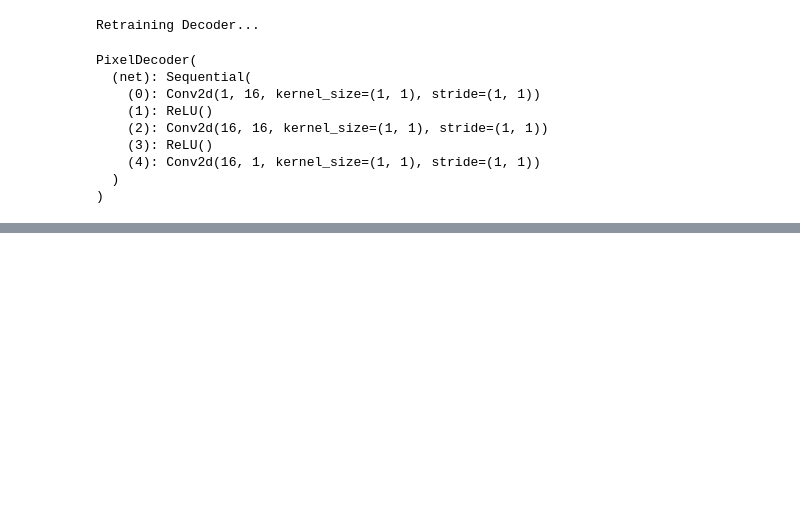
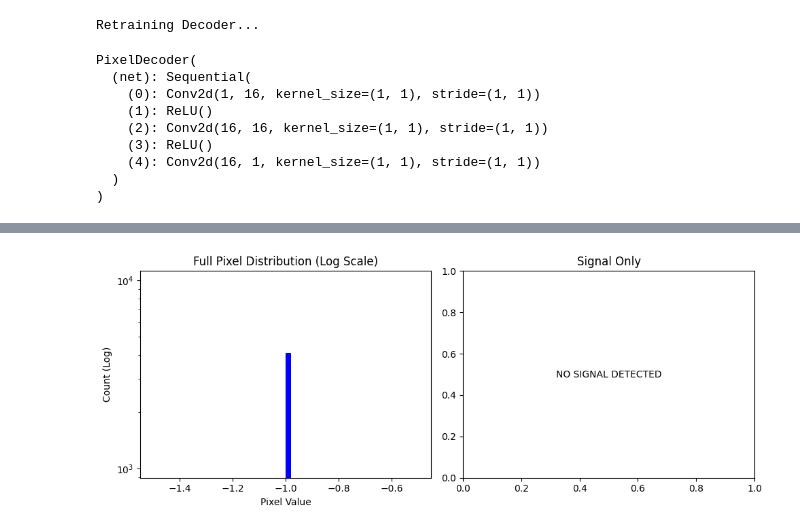
Before and after one commit to mashathepotato/GSoC-Quantum-Diffusion-Model, a Jupyter notebook: notebooks/quantum/first_principles_hybrid.ipynb, the cells around one changed output, grey strips where cells are left out. Drawn from its saved outputs; the diff is of its cells as text; code cells hidden in the pictures; blank space fills up the shorter version.

```diff
--- a/notebooks/quantum/first_principles_hybrid.ipynb
+++ b/notebooks/quantum/first_principles_hybrid.ipynb
@@ -383,3 +446,50 @@ Generating 10 samples...
   [-1.        -1.        -1.        ... -1.        -1.        -1.       ]]]
 [figure]
 [figure]
+# %%
+# %%
+# [DIAGNOSTIC 1: HISTOGRAM CHECK]
+import matplotlib.pyplot as plt
+import numpy as np
+
+# Take the first generated image
+sample_img = fake_imgs[0].squeeze()
+flat_pixels = sample_img.flatten()
+
+# Filter out the pure background (-1.0) to see the signal details
+signal_pixels = flat_pixels[flat_pixels > -0.99]
+
+plt.figure(figsize=(10, 4))
+
+# Plot 1: Full Histogram
+plt.subplot(1, 2, 1)
+plt.hist(flat_pixels, bins=50, log=True, color='blue')
+plt.title("Full Pixel Distribution (Log Scale)")
+plt.xlabel("Pixel Value")
+plt.ylabel("Count (Log)")
+
+# Plot 2: Only the Signal
+plt.subplot(1, 2, 2)
+if len(signal_pixels) > 0:
+    plt.hist(signal_pixels, bins=20, color='red')
+    plt.title(f"Signal Only (Values > -0.99)\nCount: {len(signal_pixels)}")
+    plt.xlabel("Pixel Value")
+else:
+    plt.text(0.5, 0.5, "NO SIGNAL DETECTED", ha='center', va='center')
+    plt.title("Signal Only")
+
+plt.tight_layout()
+plt.show()
+
+# Print the top 5 brightest pixels
+if len(signal_pixels) > 0:
+    # Find indices of top 5
+    top_k_indices = np.argsort(flat_pixels)[-5:][::-1] # Sort desc
+    print("\nTop 5 Brightest Pixels (Coordinates):")
+    for idx in top_k_indices:
+        # Convert flat index to (y, x)
+        y, x = np.unravel_index(idx, sample_img.shape)
+        val = flat_pixels[idx]
+        print(f"  Pixel at ({y}, {x}): Value = {val:.4f}")
+# %% [output]
+[figure, added]
```
Also changed, not shown: parts of 3 cells of this notebook.
